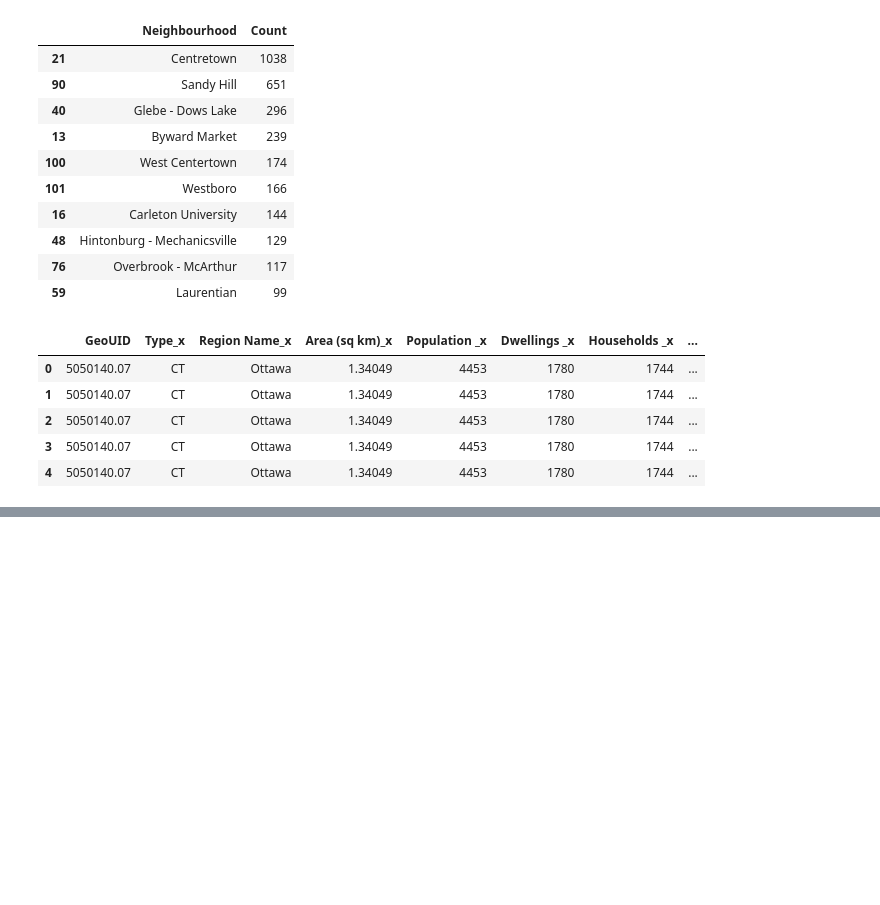
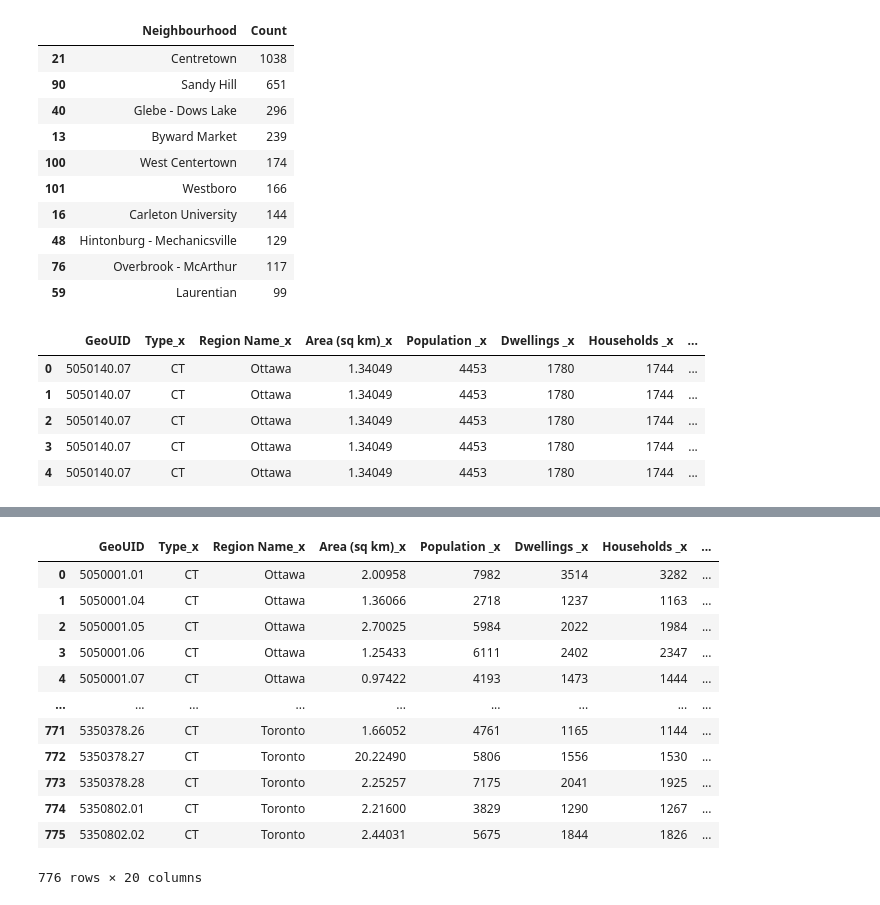
Before and after one commit to TEAM-IMT/bikes-theft-model, a Jupyter notebook: Codigos/Bicycle Thefts_Ottawa.ipynb, the cells around one changed output, grey strips where cells are left out. Cells and saved outputs as stored; diff of their text form; code cells hidden in the pictures; blank space fills up the shorter version.

```diff
--- a/Codigos/Bicycle Thefts_Ottawa.ipynb
+++ b/Codigos/Bicycle Thefts_Ottawa.ipynb
@@ -392,0 +455,16 @@ df_bikes_density.rename(columns={'Ones' : '#Thefts', 'BicycleT' : 'BicycleDensit
+# %%
+Data_TO
+# %% [output]
+|  | GeoUID | Type_x | Region Name_x | Area (sq km)_x | Population _x | Dwellings _x | Households _x | ... |
+| 0 | 5050001.01 | CT | Ottawa | 2.00958 | 7982 | 3514 | 3282 | ... |
+| 1 | 5050001.04 | CT | Ottawa | 1.36066 | 2718 | 1237 | 1163 | ... |
+| 2 | 5050001.05 | CT | Ottawa | 2.70025 | 5984 | 2022 | 1984 | ... |
+| 3 | 5050001.06 | CT | Ottawa | 1.25433 | 6111 | 2402 | 2347 | ... |
+| 4 | 5050001.07 | CT | Ottawa | 0.97422 | 4193 | 1473 | 1444 | ... |
+| ... | ... | ... | ... | ... | ... | ... | ... | ... |
+| 771 | 5350378.26 | CT | Toronto | 1.66052 | 4761 | 1165 | 1144 | ... |
+| 772 | 5350378.27 | CT | Toronto | 20.22490 | 5806 | 1556 | 1530 | ... |
+| 773 | 5350378.28 | CT | Toronto | 2.25257 | 7175 | 2041 | 1925 | ... |
+| 774 | 5350802.01 | CT | Toronto | 2.21600 | 3829 | 1290 | 1267 | ... |
+| 775 | 5350802.02 | CT | Toronto | 2.44031 | 5675 | 1844 | 1826 | ... |
+776 rows × 20 columns
```
Also changed, not shown: parts of 14 cells of this notebook, 15 other files.
